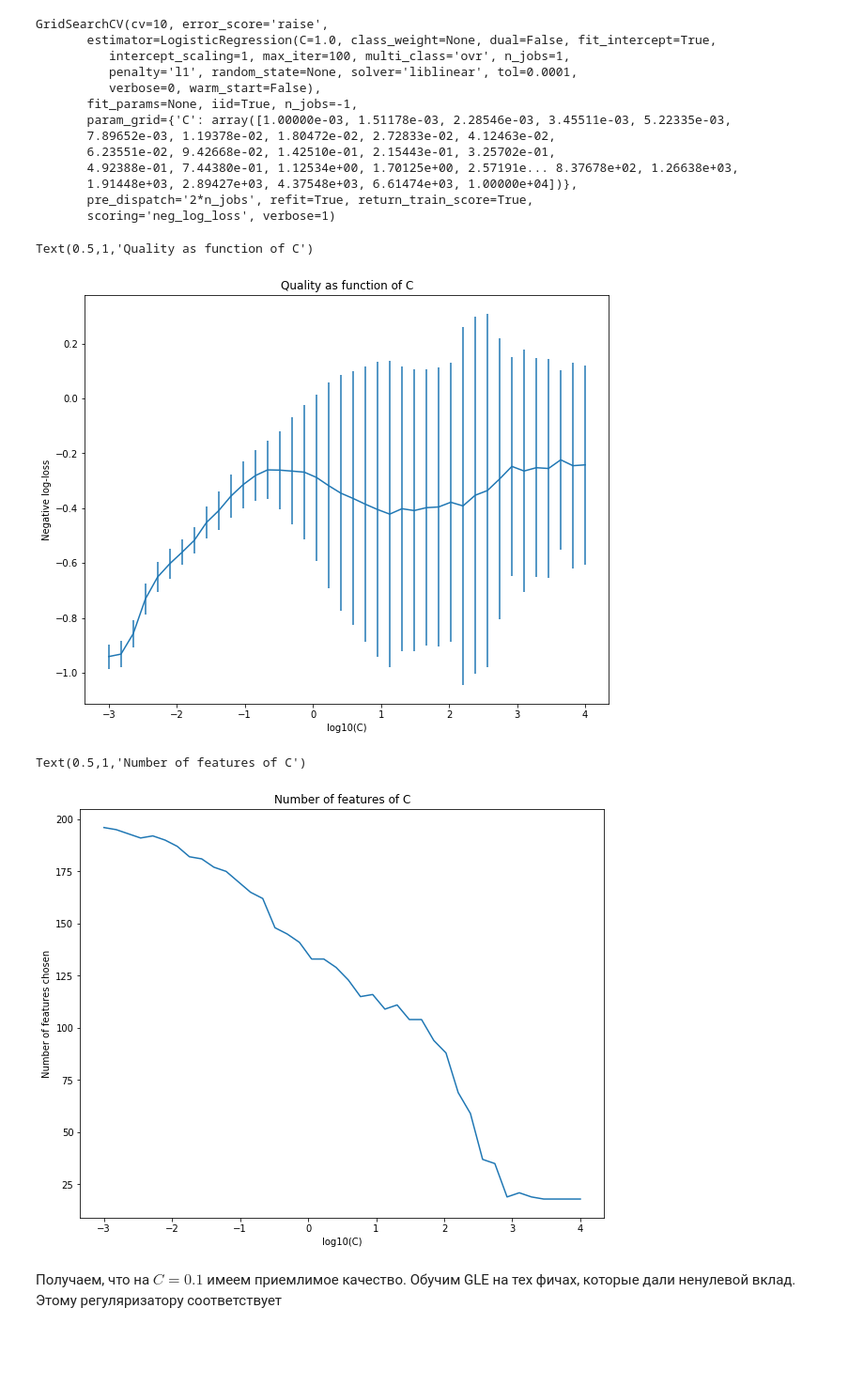
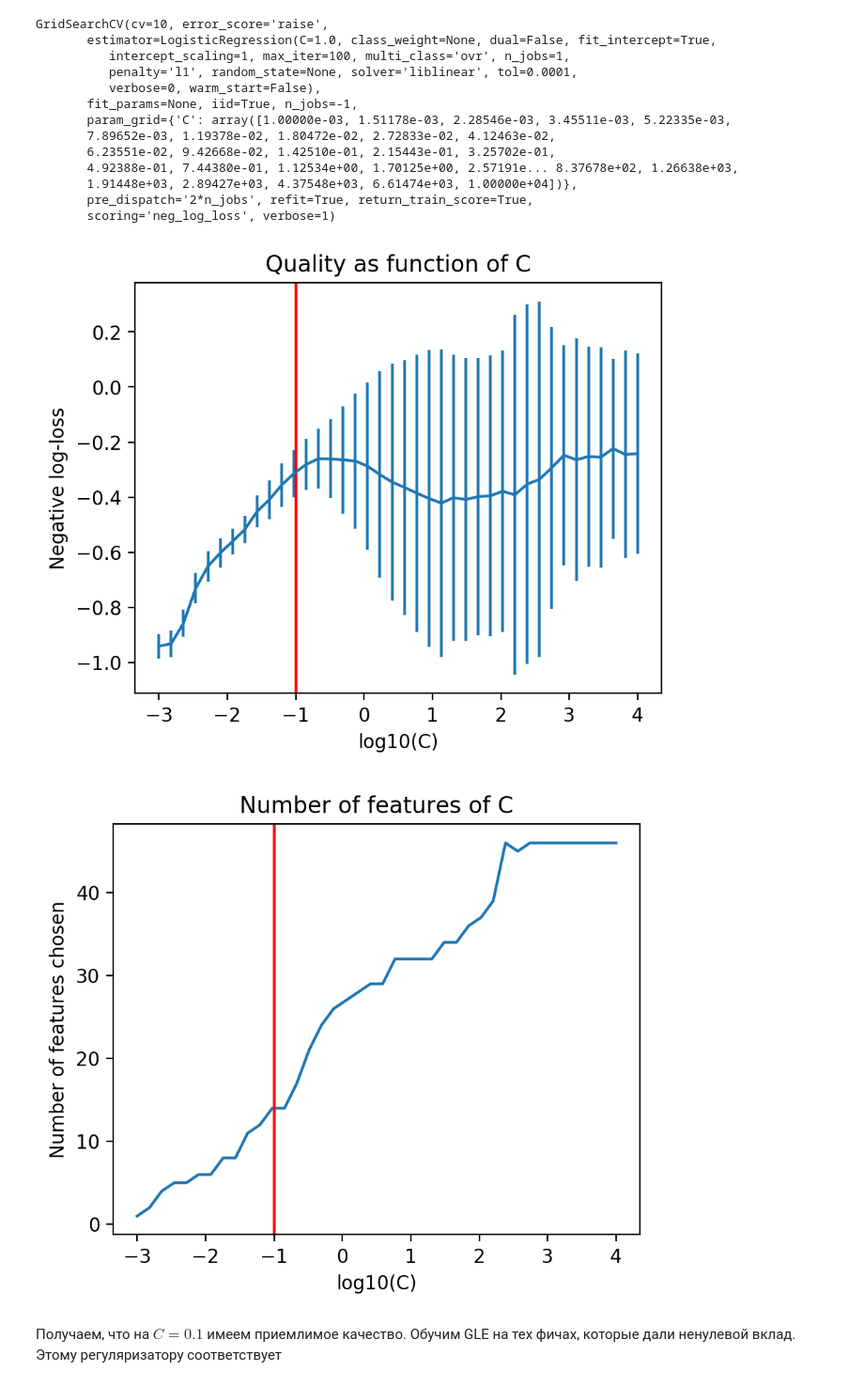
Before and after one commit to Intelligent-Systems-Phystech/BSThesis, a Jupyter notebook: Ivanychev2018/code/Learn.ipynb, the cells around one changed output. Shown at 94% size. Drawn from its saved outputs; the diff is of its cells as text; code cells hidden in the pictures; blank space fills up the shorter version.

```diff
--- a/Ivanychev2018/code/Learn.ipynb
+++ b/Ivanychev2018/code/Learn.ipynb
@@ -300,16 +300,16 @@ GridSearchCV(cv=10, error_score='raise',
        pre_dispatch='2*n_jobs', refit=True, return_train_score=True,
        scoring='neg_log_loss', verbose=1)
 # %%
-plt.figure(figsize=(10, 8))
+plt.figure(figsize=(5, 4), dpi=200)
 c_grid = gs.param_grid['C']
 plt.errorbar(np.log10(c_grid), gs.cv_results_['mean_test_score'], gs.cv_results_['std_test_score'])
+plt.axvline(x=-1, color='r')
 plt.xlabel('log10(C)')
 plt.ylabel('Negative log-loss')
 plt.title("Quality as function of C")
-# plt.savefig("../pics/lr_quality_C.png", dpi=200)
+plt.savefig("../pics/lr_quality_C.png", dpi=200)
 # %% [output]
-Text(0.5,1,'Quality as function of C')
-[figure, old version]
+[figure, new version]
 # %%
 C_to_feature_count = []
 C_to_coefs = []
@@ -317,18 +317,20 @@ C_to_coefs = []
 for C in grid['C']:
     clf = sklearn.linear_model.LogisticRegression(penalty='l1', solver='liblinear', C=C)
     clf.fit(X_intermediate, Y)
-    C_to_feature_count.append((C, np.sum(np.isclose(clf.coef_, 0.0))))
+#     C_to_feature_count.append((C, np.sum(np.isclose(clf.coef_, 0.0))))
+    C_to_feature_count.append((C, np.sum(np.any(np.logical_not(np.isclose(clf.coef_, 0)), axis=0))))
     C_to_coefs.append((C, clf.coef_))
 # %%
-plt.figure(figsize=(10, 8))
-plt.plot(np.log10([t[0] for t in C_to_feature_count]), [t[1] for t in C_to_feature_count])
+plt.figure(figsize=(5, 4), dpi=200)
+plt.plot(np.log10([t[0] for t in C_to_feature_count]),
+         [t[1] for t in C_to_feature_count])
+plt.axvline(x=-1, color='r')
 plt.xlabel('log10(C)')
 plt.ylabel('Number of features chosen')
 plt.title("Number of features of C")
-# plt.savefig("../pics/lr_n_features_C.png", dpi=200)
+plt.savefig("../pics/lr_n_features_C.png", dpi=200)
 # %% [output]
-Text(0.5,1,'Number of features of C')
-[figure, old version]
+[figure, new version]
 # %% [markdown]
 Получаем, что на $C=0.1$ имеем приемлимое качество. Обучим GLE на тех фичах, которые дали ненулевой вклад. Этому регуляризатору соответствует
 # %%
```
Also changed, not shown: parts of 2 cells of this notebook, 6 other files.
